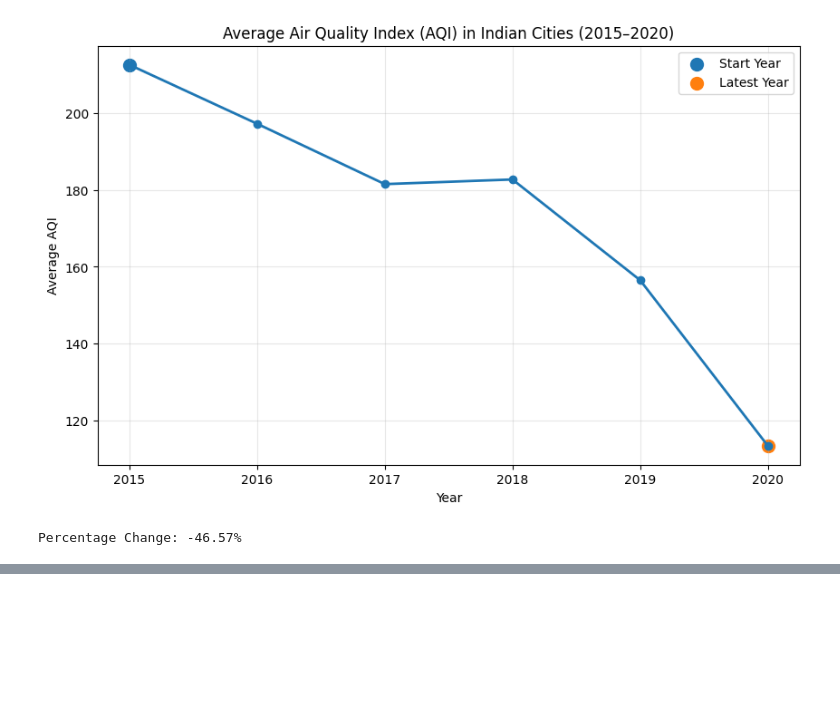
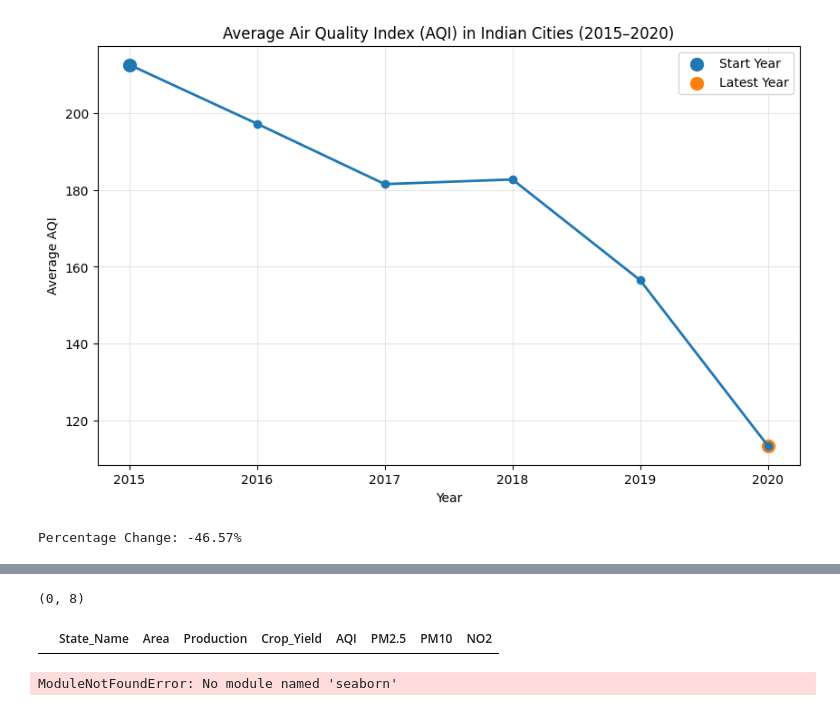
Before and after one commit to sharonmattheww/ML-lab-2547247, a Jupyter notebook: LAB-1/lab1.ipynb, the cells around one changed output, grey strips where cells are left out. Cells and saved outputs as stored; diff of their text form; code cells hidden in the pictures; blank space fills up the shorter version.

```diff
--- a/LAB-1/lab1.ipynb
+++ b/LAB-1/lab1.ipynb
@@ -613,0 +759,33 @@ To understand whether air quality has improved or worsened, the Date column was
+# %%
+merged_df = pd.merge(
+    state_crop,
+    state_aqi,
+    on='State_Name',
+    how='inner'
+)
+
+print(merged_df.shape)
+merged_df.head()
+# %% [output]
+(0, 8)
+|  | State_Name | Area | Production | Crop_Yield | AQI | PM2.5 | PM10 | NO2 |
+# %%
+import seaborn as sns
+import matplotlib.pyplot as plt
+
+plt.figure(figsize=(8,5))
+
+plt.scatter(
+    merged_df['AQI'],
+    merged_df['Crop_Yield']
+)
+
+plt.xlabel('Average AQI')
+plt.ylabel('Crop Yield')
+plt.title(
+    'AQI vs Crop Yield'
+)
+
+plt.show()
+# %% [output]
+ModuleNotFoundError: No module named 'seaborn'
```
Also changed, not shown: parts of 17 cells of this notebook, 12 other files.
